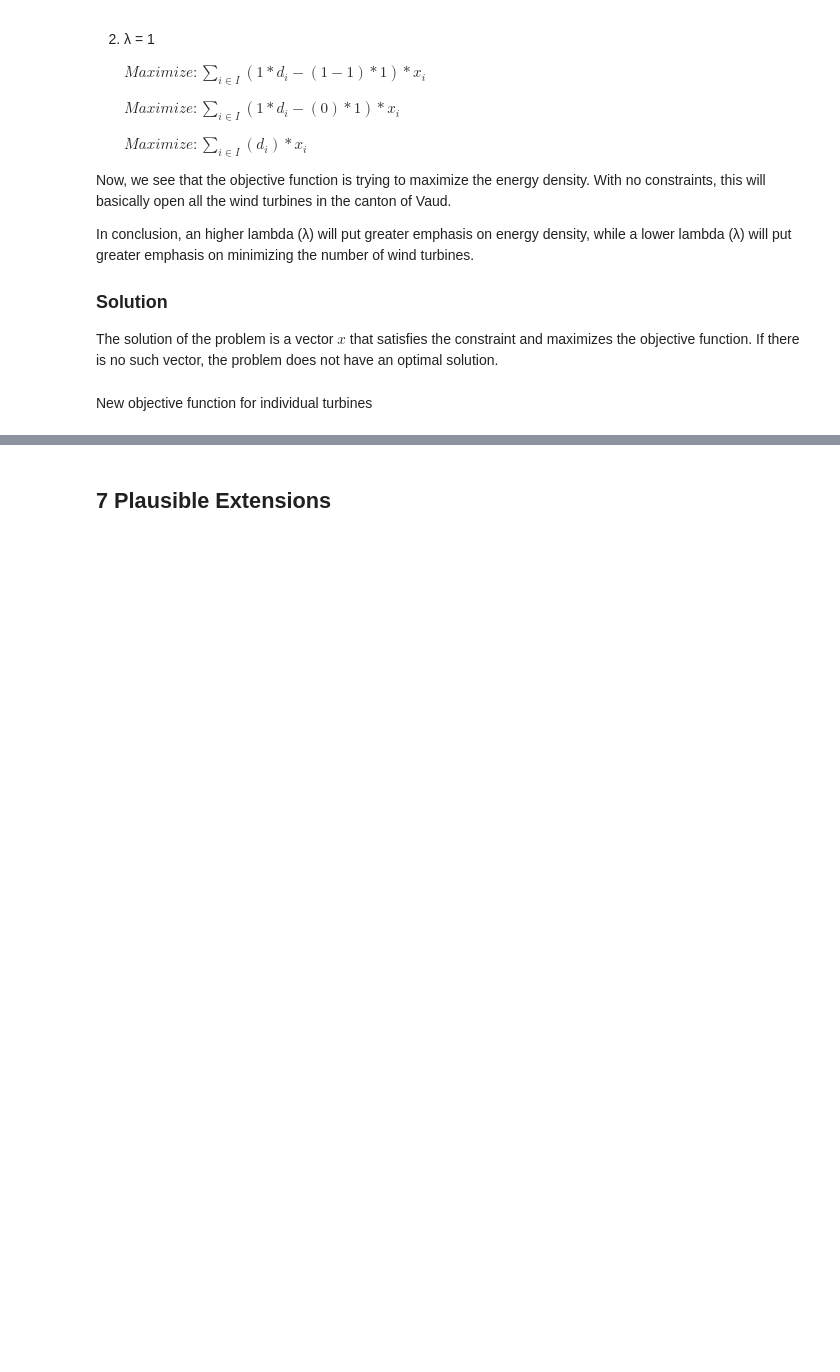
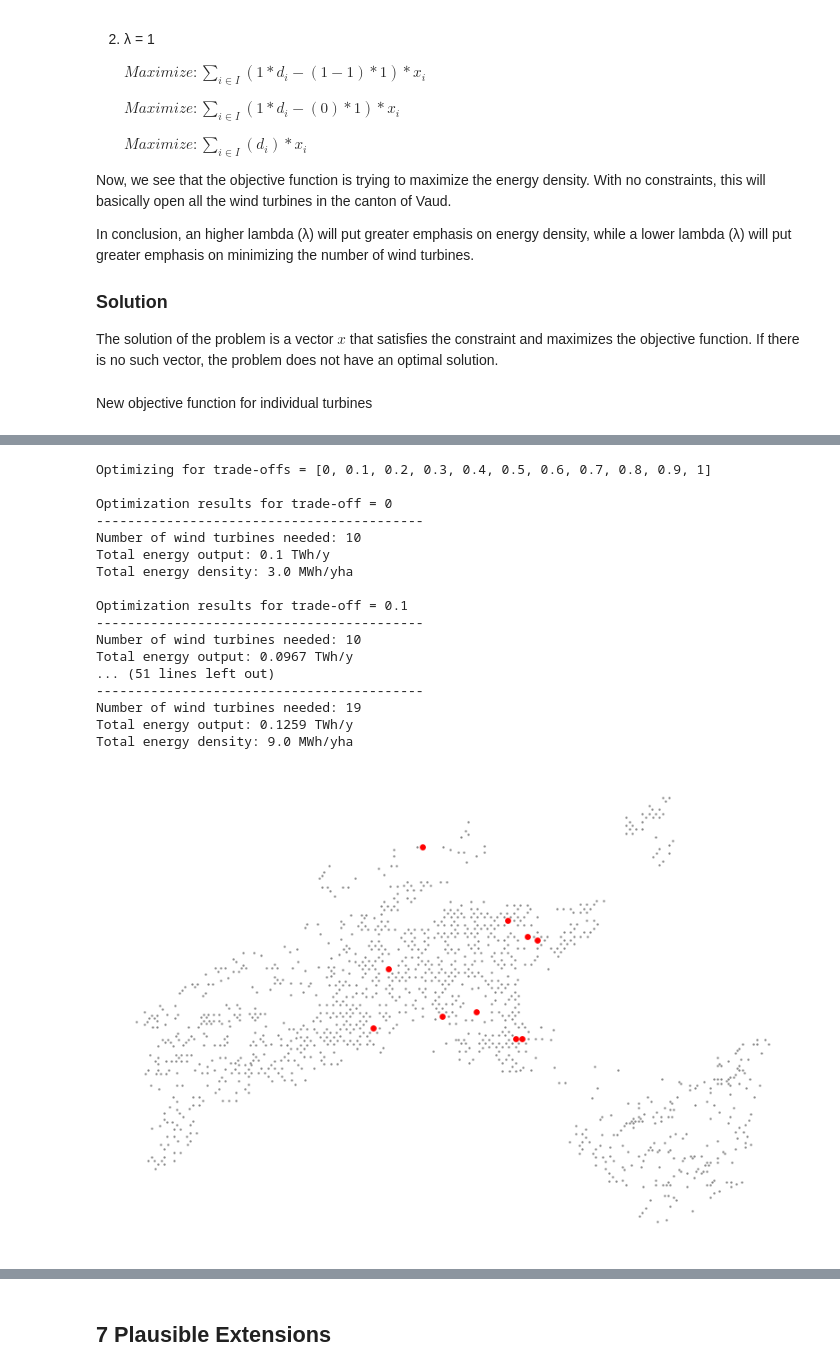
Before and after one commit to percw/Swiss_wind-turbine_optimization, a Jupyter notebook: wind_optimization.ipynb, the cells around one changed output, grey strips where cells are left out. Drawn from its saved outputs; the diff is of its cells as text; code cells hidden in the pictures; blank space fills up the shorter version.

Commit message:
Adding animation function

```diff
--- a/wind_optimization.ipynb
+++ b/wind_optimization.ipynb
@@ -1501,0 +1516,24 @@ Total energy density: 9.0 MWh/yha
+# %%
+# Creating a list of trade-offs for the animation
+
+trade_offs_for_animation = [0, 0.1, 0.2, 0.3, 0.4, 0.5, 0.6, 0.7, 0.8, 0.9, 1]
+selected_locations_for_animation = optimize_wind_turbine_placement_on_enr_dens(gdf_vaud, trade_offs=trade_offs_for_animation)
+# %% [output]
+Optimizing for trade-offs = [0, 0.1, 0.2, 0.3, 0.4, 0.5, 0.6, 0.7, 0.8, 0.9, 1]
+
+Optimization results for trade-off = 0
+------------------------------------------
+Number of wind turbines needed: 10
+Total energy output: 0.1 TWh/y
+Total energy density: 3.0 MWh/yha
+
+Optimization results for trade-off = 0.1
+------------------------------------------
+Number of wind turbines needed: 10
+Total energy output: 0.0967 TWh/y
+... (51 lines left out)
+------------------------------------------
+Number of wind turbines needed: 19
+Total energy output: 0.1259 TWh/y
+Total energy density: 9.0 MWh/yha
+[figure, added]
```
Also changed, not shown: parts of 4 cells of this notebook.
